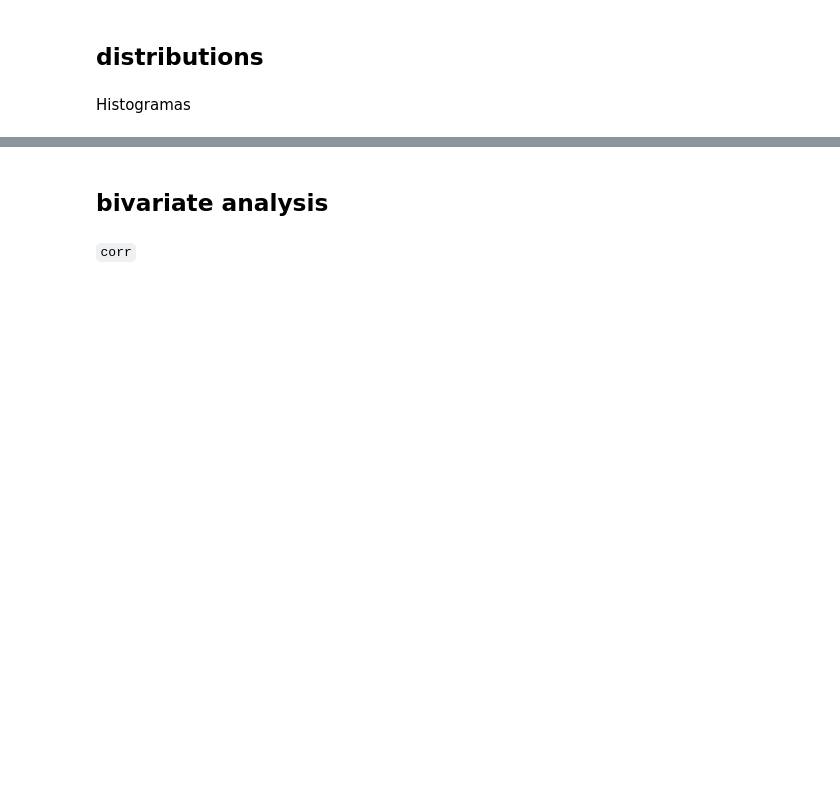
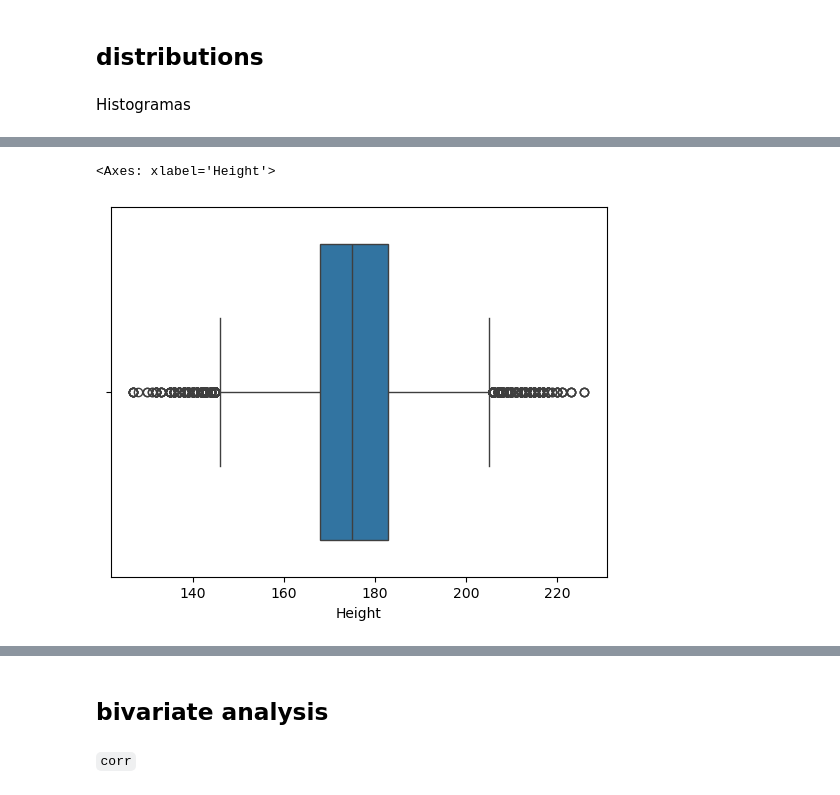
Before and after one commit to bosquealeatorio/bootcamp-python-202501, a Jupyter notebook: sesion-4/05 - pandas.ipynb, the cells around one changed output, grey strips where cells are left out. Saved outputs shown, nothing was run; the diff lists cells and outputs as text; code cells hidden in the pictures; blank space fills up the shorter version.

```diff
--- a/sesion-4/05 - pandas.ipynb
+++ b/sesion-4/05 - pandas.ipynb
@@ -56,0 +344,5 @@ boxplots
+# %%
+sns.boxplot(data=pdf_athletes, x="Height")
+# %% [output]
+<Axes: xlabel='Height'>
+[figure, added]
```
Also changed, not shown: parts of 78 cells of this notebook.
